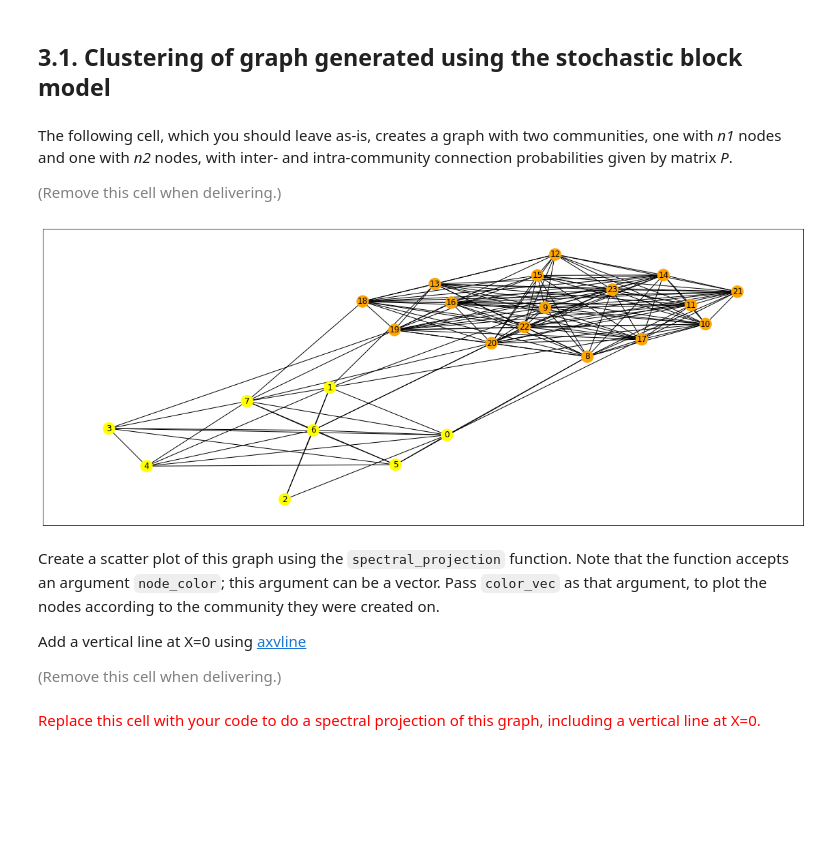
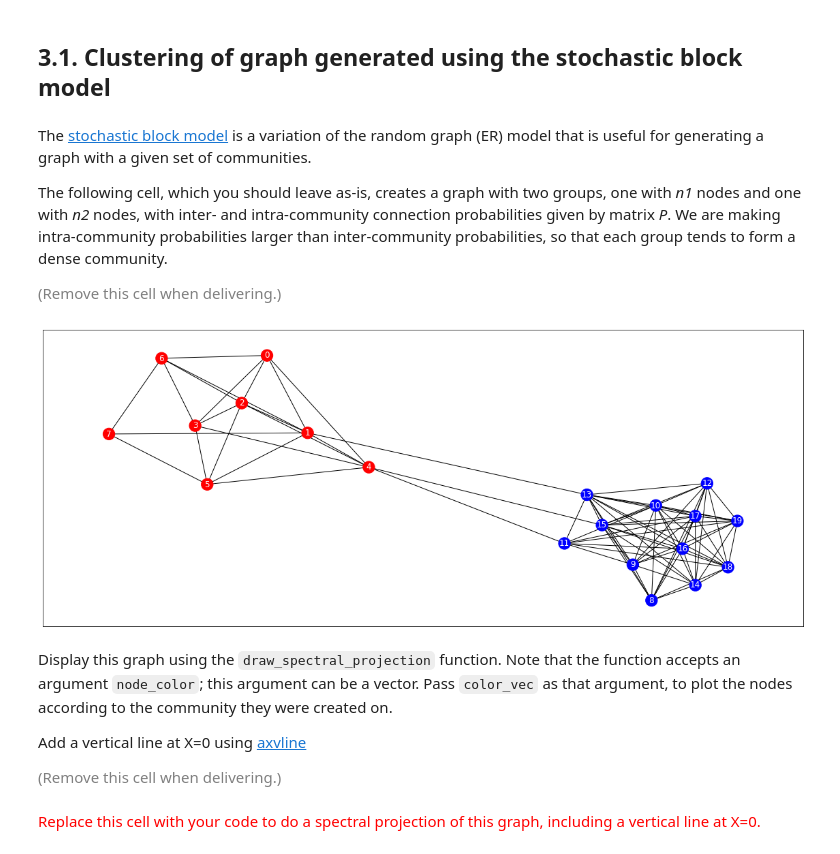
Before and after one commit to chatox/networks-science-course, a Jupyter notebook: practicum/ps09-spectral.ipynb, the cells around one changed output. Saved outputs shown, nothing was run; the diff lists cells and outputs as text; code cells hidden in the pictures; blank space fills up the shorter version.

```diff
--- a/practicum/ps09-spectral.ipynb
+++ b/practicum/ps09-spectral.ipynb
@@ -97,9 +117,9 @@ The following cells, which you should leave as-is, create a lattice and plot it
 # %%
 # LEAVE AS-IS
 
-Ggrid = nx.grid_2d_graph(12,8)
+Ggrid = nx.grid_2d_graph(6,4)
 
-for i in range(3):
-    plt.figure(figsize=(20, 8))
-    nx.draw_networkx(Ggrid, with_labels=True, node_color='yellow')
+for i in range(4):
+    plt.figure(figsize=(10, 3))
+    nx.draw_networkx(Ggrid, with_labels=True, node_color='lightblue')
     plt.show()
@@ -191,30 +264,32 @@ A simple way of creating a clustering in a graph is to divide the graph into nod
 # %% [markdown]
 ## 3.1. Clustering of graph generated using the stochastic block model
 # %% [markdown]
-The following cell, which you should leave as-is, creates a graph with two communities, one with *n1* nodes and one with *n2* nodes, with inter- and intra-community connection probabilities given by matrix *P*.
+The [stochastic block model](https://en.wikipedia.org/wiki/Stochastic_block_model) is a variation of the random graph (ER) model that is useful for generating a graph with a given set of communities.
+
+The following cell, which you should leave as-is, creates a graph with two groups, one with *n1* nodes and one with *n2* nodes, with inter- and intra-community connection probabilities given by matrix *P*. We are making intra-community probabilities larger than inter-community probabilities, so that each group tends to form a dense community.
 
 <font size="-1" color="gray">(Remove this cell when delivering.)</font>
 # %%
 # LEAVE AS-IS
 
 n1 = 8
-n2 = 16
+n2 = 12
 
 P = [
-    [0.8, 0.1], # Connecting community 1 to itself, or community 1 to community 2
-    [0.1, 0.9]  # Connecting community 2 to community 1, or community 2 to itself
+    [0.80, 0.07], # Connecting community 1 to itself, or community 1 to community 2
+    [0.07, 0.95]  # Connecting community 2 to community 1, or community 2 to itself
 ]
 Gblock = nx.stochastic_block_model([n1, n2], P)
 assert nx.is_connected(Gblock), "Repeat: generated graph is not connected"
 
 # Draw graph
 plt.figure(figsize=(20, 8))
-color_vec = ["yellow" for i in range(n1)] + ["orange" for i in range(n2)]
-nx.draw_networkx(Gblock, with_labels=True, node_color=color_vec)
+color_vec = ["red" for i in range(n1)] + ["blue" for i in range(n2)]
+nx.draw_networkx(Gblock, with_labels=True, node_color=color_vec, font_color='white')
 # %% [output]
-[figure, old version]
+[figure, new version]
 # %% [markdown]
-Create a scatter plot of this graph using the `spectral_projection` function. Note that the function accepts an argument `node_color`; this argument can be a vector. Pass `color_vec` as that argument, to plot the nodes according to the community they were created on.
+Display this graph using the `draw_spectral_projection` function. Note that the function accepts an argument `node_color`; this argument can be a vector. Pass `color_vec` as that argument, to plot the nodes according to the community they were created on.
 
 Add a vertical line at X=0 using [axvline](https://matplotlib.org/stable/api/_as_gen/matplotlib.pyplot.axvline.html)
 
```
Also changed, not shown: parts of 38 cells of this notebook.
